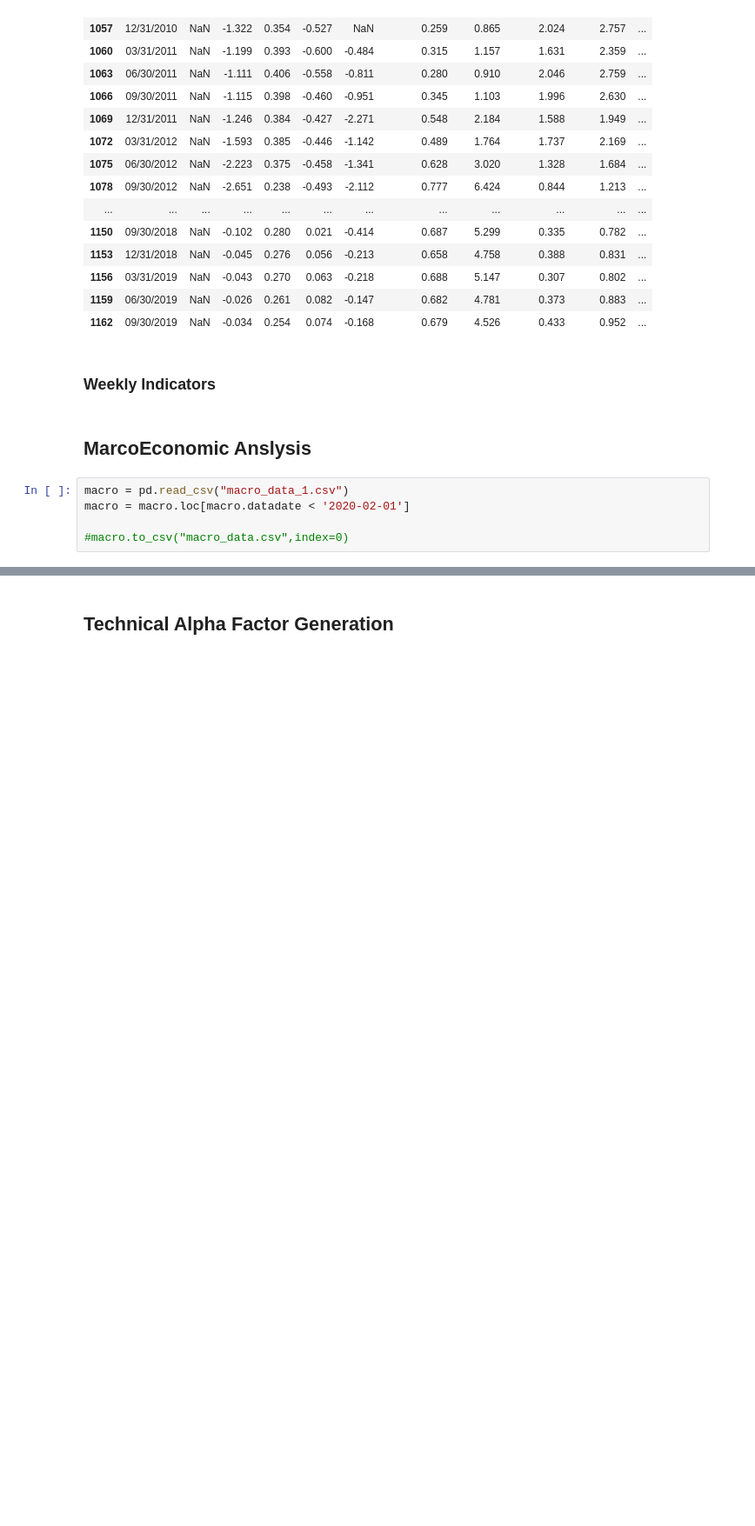
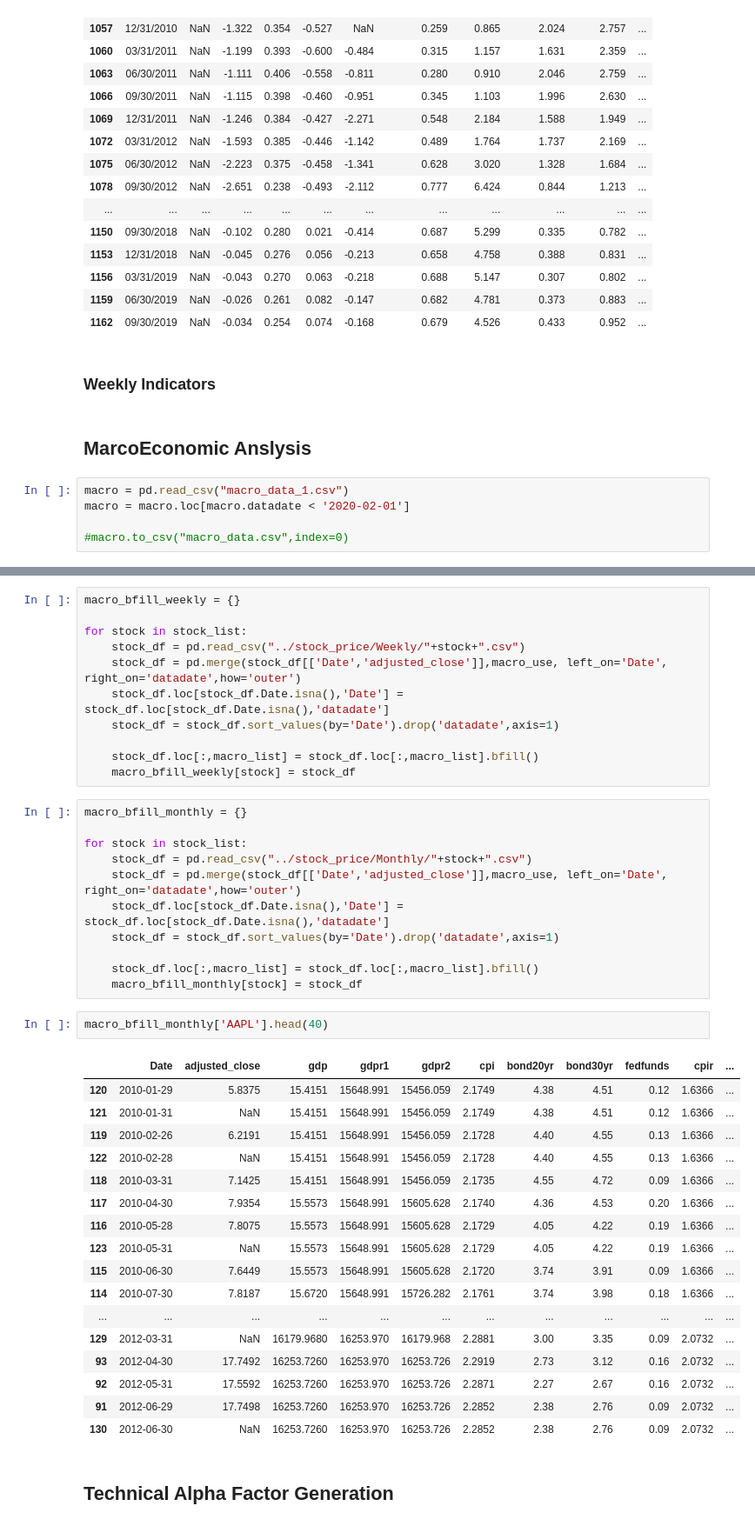
Before and after one commit to ElinorCheng/STA561, a Jupyter notebook: predictors/predictor_prep.ipynb, the cells around one changed output, grey strips where cells are left out. Shown at 87% size. Saved outputs shown, nothing was run; the diff lists cells and outputs as text; blank space fills up the shorter version.

```diff
--- a/predictors/predictor_prep.ipynb
+++ b/predictors/predictor_prep.ipynb
@@ -103,2 +147,44 @@ macro
+# %%
+macro_bfill_weekly = {}
+
+for stock in stock_list:
+    stock_df = pd.read_csv("../stock_price/Weekly/"+stock+".csv")
+    stock_df = pd.merge(stock_df[['Date','adjusted_close']],macro_use, left_on='Date', right_on='datadate',how='outer')
+    stock_df.loc[stock_df.Date.isna(),'Date'] = stock_df.loc[stock_df.Date.isna(),'datadate']
+    stock_df = stock_df.sort_values(by='Date').drop('datadate',axis=1)
+
+    stock_df.loc[:,macro_list] = stock_df.loc[:,macro_list].bfill()
+    macro_bfill_weekly[stock] = stock_df
+# %%
+macro_bfill_monthly = {}
+
+for stock in stock_list:
+    stock_df = pd.read_csv("../stock_price/Monthly/"+stock+".csv")
+    stock_df = pd.merge(stock_df[['Date','adjusted_close']],macro_use, left_on='Date', right_on='datadate',how='outer')
+    stock_df.loc[stock_df.Date.isna(),'Date'] = stock_df.loc[stock_df.Date.isna(),'datadate']
+    stock_df = stock_df.sort_values(by='Date').drop('datadate',axis=1)
+
+    stock_df.loc[:,macro_list] = stock_df.loc[:,macro_list].bfill()
+    macro_bfill_monthly[stock] = stock_df
+# %%
+macro_bfill_monthly['AAPL'].head(40)
+# %% [output]
+|  | Date | adjusted_close | gdp | gdpr1 | gdpr2 | cpi | bond20yr | bond30yr | fedfunds | cpir | ... |
+| 120 | 2010-01-29 | 5.8375 | 15.4151 | 15648.991 | 15456.059 | 2.1749 | 4.38 | 4.51 | 0.12 | 1.6366 | ... |
+| 121 | 2010-01-31 | NaN | 15.4151 | 15648.991 | 15456.059 | 2.1749 | 4.38 | 4.51 | 0.12 | 1.6366 | ... |
+| 119 | 2010-02-26 | 6.2191 | 15.4151 | 15648.991 | 15456.059 | 2.1728 | 4.40 | 4.55 | 0.13 | 1.6366 | ... |
+| 122 | 2010-02-28 | NaN | 15.4151 | 15648.991 | 15456.059 | 2.1728 | 4.40 | 4.55 | 0.13 | 1.6366 | ... |
+| 118 | 2010-03-31 | 7.1425 | 15.4151 | 15648.991 | 15456.059 | 2.1735 | 4.55 | 4.72 | 0.09 | 1.6366 | ... |
+| 117 | 2010-04-30 | 7.9354 | 15.5573 | 15648.991 | 15605.628 | 2.1740 | 4.36 | 4.53 | 0.20 | 1.6366 | ... |
+| 116 | 2010-05-28 | 7.8075 | 15.5573 | 15648.991 | 15605.628 | 2.1729 | 4.05 | 4.22 | 0.19 | 1.6366 | ... |
+| 123 | 2010-05-31 | NaN | 15.5573 | 15648.991 | 15605.628 | 2.1729 | 4.05 | 4.22 | 0.19 | 1.6366 | ... |
+| 115 | 2010-06-30 | 7.6449 | 15.5573 | 15648.991 | 15605.628 | 2.1720 | 3.74 | 3.91 | 0.09 | 1.6366 | ... |
+| 114 | 2010-07-30 | 7.8187 | 15.6720 | 15648.991 | 15726.282 | 2.1761 | 3.74 | 3.98 | 0.18 | 1.6366 | ... |
+| ... | ... | ... | ... | ... | ... | ... | ... | ... | ... | ... | ... |
+| 129 | 2012-03-31 | NaN | 16179.9680 | 16253.970 | 16179.968 | 2.2881 | 3.00 | 3.35 | 0.09 | 2.0732 | ... |
+| 93 | 2012-04-30 | 17.7492 | 16253.7260 | 16253.970 | 16253.726 | 2.2919 | 2.73 | 3.12 | 0.16 | 2.0732 | ... |
+| 92 | 2012-05-31 | 17.5592 | 16253.7260 | 16253.970 | 16253.726 | 2.2871 | 2.27 | 2.67 | 0.16 | 2.0732 | ... |
+| 91 | 2012-06-29 | 17.7498 | 16253.7260 | 16253.970 | 16253.726 | 2.2852 | 2.38 | 2.76 | 0.09 | 2.0732 | ... |
+| 130 | 2012-06-30 | NaN | 16253.7260 | 16253.970 | 16253.726 | 2.2852 | 2.38 | 2.76 | 0.09 | 2.0732 | ... |
 # %% [markdown]
 ## Technical Alpha Factor Generation
```
Also changed, not shown: parts of 10 cells of this notebook, 30 other files.
